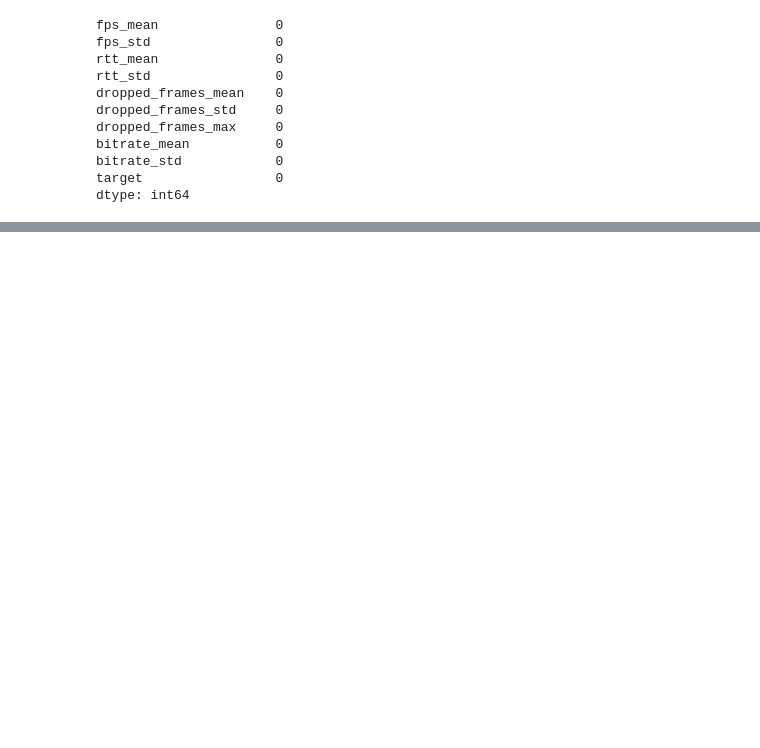
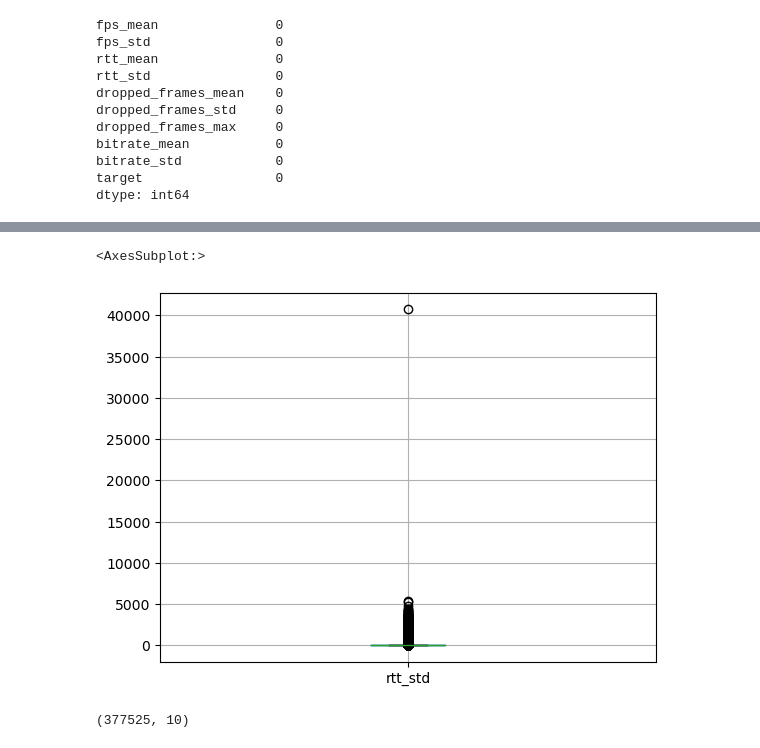
Before and after one commit to dslvt/ml-assignment-1, a Jupyter notebook: EDA.ipynb, the cells around one changed output, grey strips where cells are left out. Cells and saved outputs as stored; diff of their text form; code cells hidden in the pictures; blank space fills up the shorter version.

```diff
--- a/EDA.ipynb
+++ b/EDA.ipynb
@@ -74,0 +102,10 @@ dtype: int64
+# %%
+bitrate_train.boxplot(column='rtt_std')
+# %% [output]
+<AxesSubplot:>
+[figure, added]
+# %%
+bitrate_train = bitrate_train[bitrate_train['rtt_std'] < 500]
+bitrate_train.shape
+# %% [output]
+(377525, 10)
```
Also changed, not shown: parts of 19 cells of this notebook, 4 other files.
